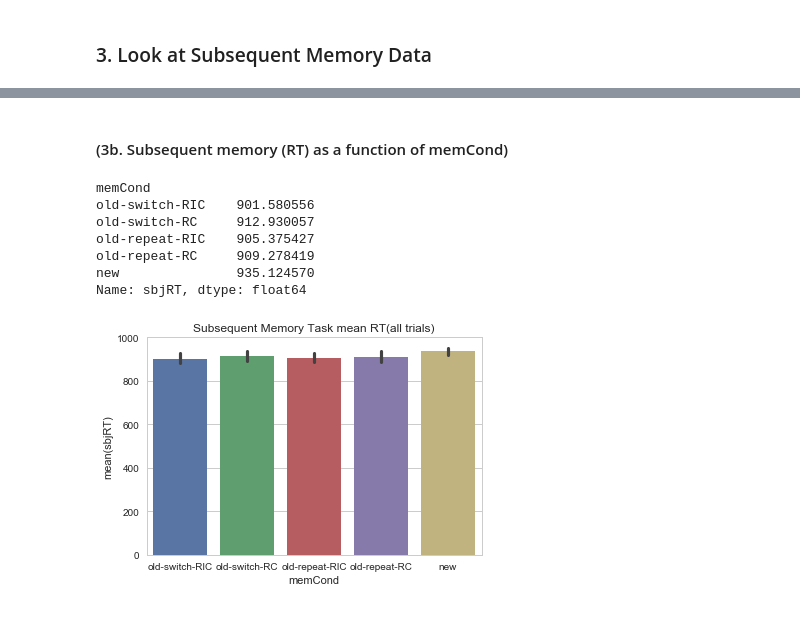
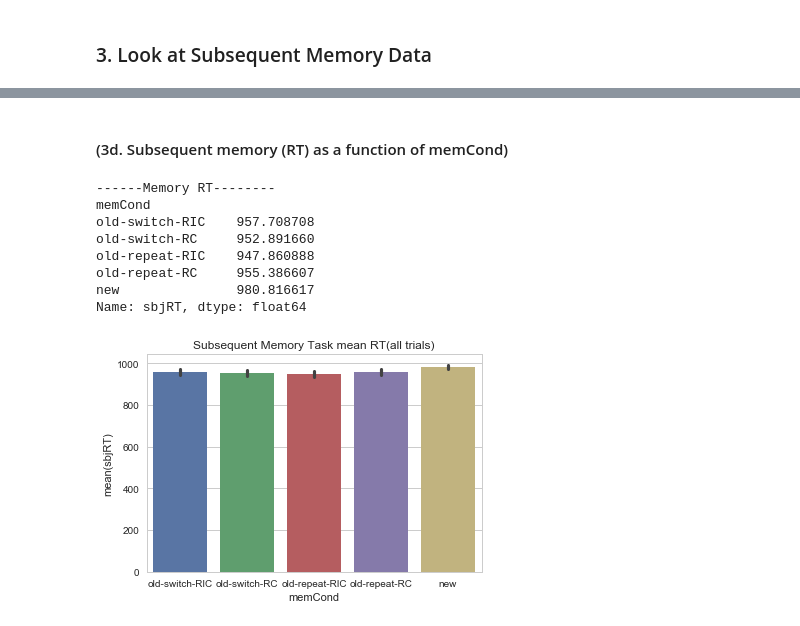
Before and after one commit to yuchinchiu/TSRC_v1_data, a Jupyter notebook: analysis_py/TSRC_basicAnalysis.ipynb, the cells around one changed output, grey strips where cells are left out. Saved outputs shown, nothing was run; the diff lists cells and outputs as text; code cells hidden in the pictures.

```diff
--- a/analysis_py/TSRC_basicAnalysis.ipynb
+++ b/analysis_py/TSRC_basicAnalysis.ipynb
@@ -16,0 +43,14 @@ A total of 9 subjects
+# %%
+#%% do a fist pass to exclude subjects with low cued task accuracy
+goodSbj=[]
+excludeSbj=[]
+for S in np.unique(df.sbjId):
+    D = df.loc[df.sbjId==S]
+    if D[D.phase=='TaskSw'].sbjACC.mean()*100 > 60:
+        goodSbj.append(S)
+    else:
+        excludeSbj.append(S)
+for S in excludeSbj:
+    df.drop(df[df.sbjId==S].index, axis=0, inplace=True)
+validSCNT = len(np.unique(df.sbjId))
+print('After excluding subjects with poor performance: A total of ' + str(validSCNT) + ' subjects')
@@ -98,17 +208,20 @@ Name: sbjACC, dtype: float64
 # %% [markdown]
-#### (3b. Subsequent memory (RT) as a function of  memCond)
+#### (3d. Subsequent memory (RT) as a function of  memCond)
 # %%
 sns.barplot(x='memCond',y='sbjRT', data=df_mem)
 plt.title("Subsequent Memory Task mean RT(all trials)")
-condMRT_mem = df_mem.groupby(['sbjId','memCond']).sbjRT.mean()
-gpResult_mem_rt = condMRT_mem.groupby(['memCond']).mean()
+condM_mem_rt = df_mem.groupby(['sbjId','memCond']).sbjRT.mean().reset_index()
+# a table of subject x condition
+gpResult_mem_rt = condM_mem_rt.groupby(['memCond']).sbjRT.mean()
+print('------Memory RT--------')
 print(gpResult_mem_rt)
 # %% [output]
+------Memory RT--------
 memCond
-old-switch-RIC    901.580556
-old-switch-RC     912.930057
-old-repeat-RIC    905.375427
-old-repeat-RC     909.278419
-new               935.124570
+old-switch-RIC    957.708708
+old-switch-RC     952.891660
+old-repeat-RIC    947.860888
+old-repeat-RC     955.386607
+new               980.816617
 Name: sbjRT, dtype: float64
-[figure, old version]
+[figure, new version]
```
Also changed, not shown: parts of 19 cells of this notebook.
